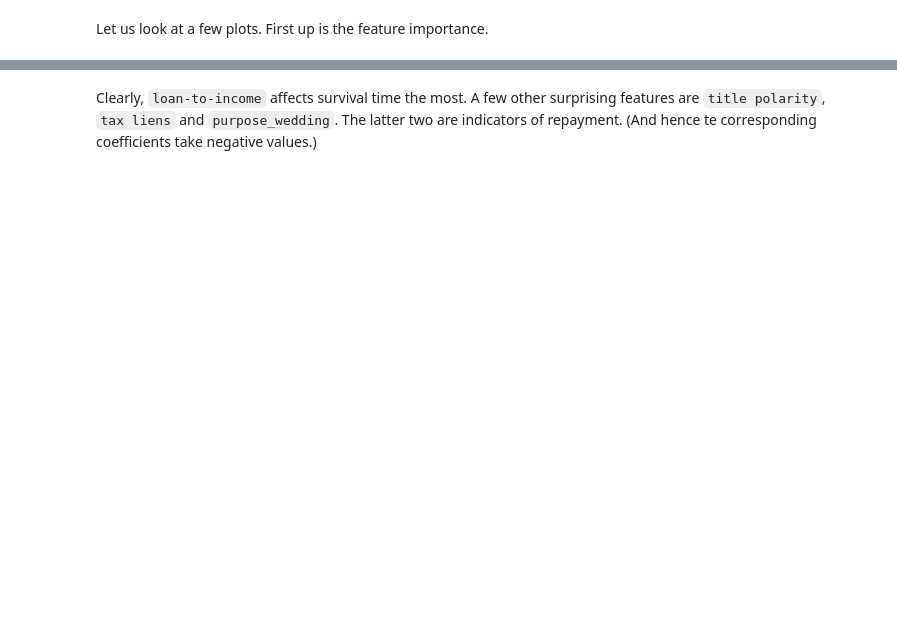
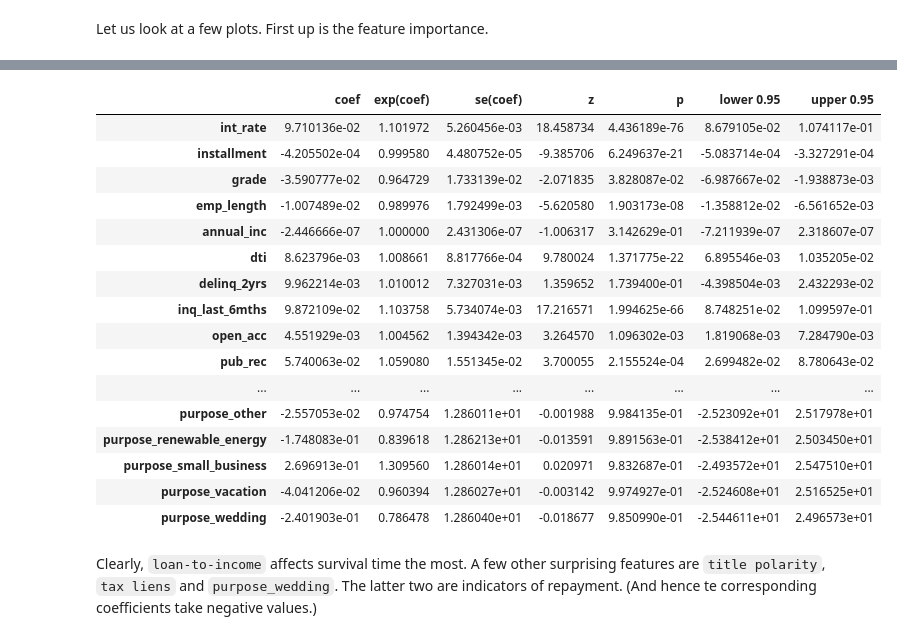
Before and after one commit to iyer-karthik/Insight-project, a Jupyter notebook: survival.ipynb, the cells around one changed output, grey strips where cells are left out. Drawn from its saved outputs; the diff is of its cells as text; code cells hidden in the pictures; blank space fills up the shorter version.

```diff
--- a/survival.ipynb
+++ b/survival.ipynb
@@ -491,3 +494,23 @@ cph_2.summary['coef'].plot(kind='barh') # Bar plot of the coefficients
+# %%
+cph_2.summary
+# %% [output]
+|  | coef | exp(coef) | se(coef) | z | p | lower 0.95 | upper 0.95 |
+| int_rate | 9.710136e-02 | 1.101972 | 5.260456e-03 | 18.458734 | 4.436189e-76 | 8.679105e-02 | 1.074117e-01 |
+| installment | -4.205502e-04 | 0.999580 | 4.480752e-05 | -9.385706 | 6.249637e-21 | -5.083714e-04 | -3.327291e-04 |
+| grade | -3.590777e-02 | 0.964729 | 1.733139e-02 | -2.071835 | 3.828087e-02 | -6.987667e-02 | -1.938873e-03 |
+| emp_length | -1.007489e-02 | 0.989976 | 1.792499e-03 | -5.620580 | 1.903173e-08 | -1.358812e-02 | -6.561652e-03 |
+| annual_inc | -2.446666e-07 | 1.000000 | 2.431306e-07 | -1.006317 | 3.142629e-01 | -7.211939e-07 | 2.318607e-07 |
+| dti | 8.623796e-03 | 1.008661 | 8.817766e-04 | 9.780024 | 1.371775e-22 | 6.895546e-03 | 1.035205e-02 |
+| delinq_2yrs | 9.962214e-03 | 1.010012 | 7.327031e-03 | 1.359652 | 1.739400e-01 | -4.398504e-03 | 2.432293e-02 |
+| inq_last_6mths | 9.872109e-02 | 1.103758 | 5.734074e-03 | 17.216571 | 1.994625e-66 | 8.748251e-02 | 1.099597e-01 |
+| open_acc | 4.551929e-03 | 1.004562 | 1.394342e-03 | 3.264570 | 1.096302e-03 | 1.819068e-03 | 7.284790e-03 |
+| pub_rec | 5.740063e-02 | 1.059080 | 1.551345e-02 | 3.700055 | 2.155524e-04 | 2.699482e-02 | 8.780643e-02 |
+| ... | ... | ... | ... | ... | ... | ... | ... |
+| purpose_other | -2.557053e-02 | 0.974754 | 1.286011e+01 | -0.001988 | 9.984135e-01 | -2.523092e+01 | 2.517978e+01 |
+| purpose_renewable_energy | -1.748083e-01 | 0.839618 | 1.286213e+01 | -0.013591 | 9.891563e-01 | -2.538412e+01 | 2.503450e+01 |
+| purpose_small_business | 2.696913e-01 | 1.309560 | 1.286014e+01 | 0.020971 | 9.832687e-01 | -2.493572e+01 | 2.547510e+01 |
+| purpose_vacation | -4.041206e-02 | 0.960394 | 1.286027e+01 | -0.003142 | 9.974927e-01 | -2.524608e+01 | 2.516525e+01 |
+| purpose_wedding | -2.401903e-01 | 0.786478 | 1.286040e+01 | -0.018677 | 9.850990e-01 | -2.544611e+01 | 2.496573e+01 |
 # %% [markdown]
 Clearly, `loan-to-income` affects survival time the most. A few other surprising features are `title polarity`, `tax liens` and
 `purpose_wedding`. The latter two are indicators of repayment. (And hence te corresponding coefficients take negative values.)
```
Also changed, not shown: parts of 11 cells of this notebook.
